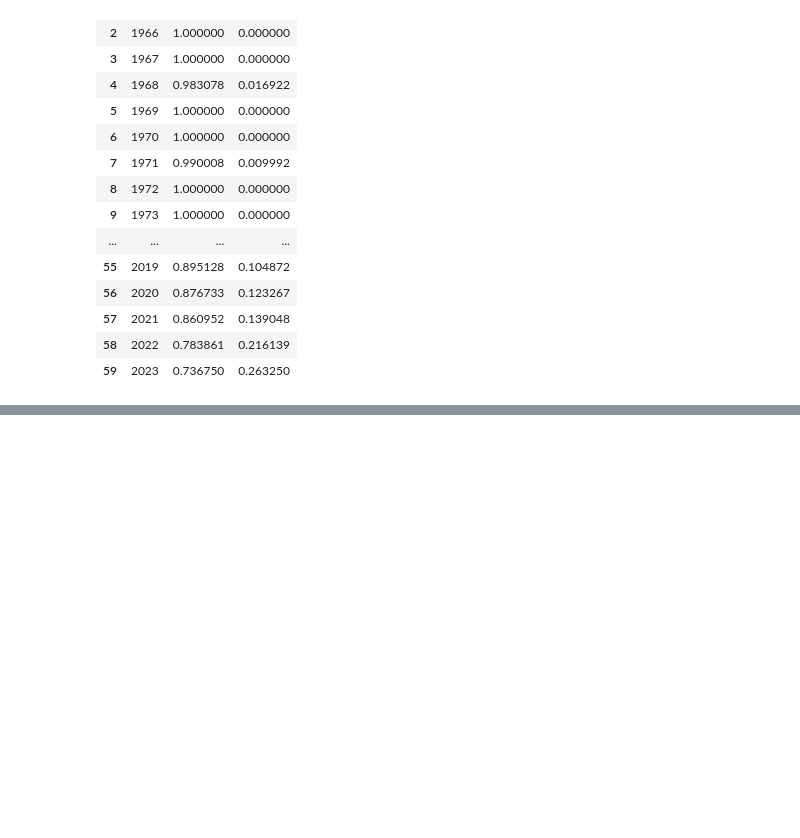
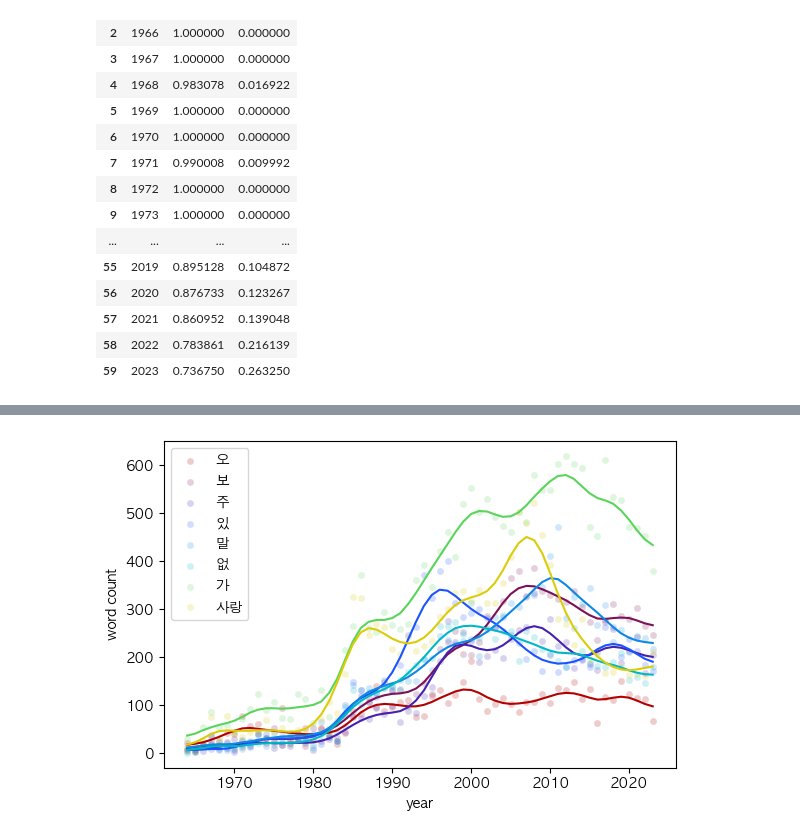
Before and after one commit to joonas-yoon/kpop-lyrics-analytics, a Jupyter notebook: analytics_kiwi.ipynb, the cells around one changed output, grey strips where cells are left out. Cells and saved outputs as stored; diff of their text form; code cells hidden in the pictures; blank space fills up the shorter version.

```diff
--- a/analytics_kiwi.ipynb
+++ b/analytics_kiwi.ipynb
@@ -559,0 +558,5 @@ lyrics_all_df[lyrics_all_df.year == 2017].to_csv('missing_l.csv', encoding='utf-
+# %%
+df = cnt_df.copy()
+df['kr_ratio'] = ratio_df['kr_en']
+df['en_ratio'] = ratio_df['en_kr']
+df.to_csv('language_ratio_per_year.csv', index=False)
@@ -559,0 +660,20 @@ lyrics_all_df[lyrics_all_df.year == 2017].to_csv('missing_l.csv', encoding='utf-
+# %%
+rows = []
+words_group = set(["오", "가", "사랑", "말", "보", "주", "있", "없"])
+
+for year in tqdm(years):
+    df = lyrics_all_df[lyrics_all_df.year == year].copy()
+    c = {w: 0 for w in words_group}
+    tl = 0
+    for lyric in df['lyric']:
+        tokens = tokenize(lyric)
+        tl += len(tokens)
+        for token in tokens:
+            form = str(token.form or '')
+            if form in words_group:
+                c[form] += 1
+    rows.append([year, tl] + list(c.values()))
+
+cols = list(({w: 0 for w in words_group}).keys())
+wcy_df = pd.DataFrame(np.array(rows), columns=['year', 'tokens'] + cols)
+wcy_df
@@ -559,0 +698,20 @@ lyrics_all_df[lyrics_all_df.year == 2017].to_csv('missing_l.csv', encoding='utf-
+# %%
+from matplotlib import rc
+from scipy.ndimage.filters import gaussian_filter1d
+
+rc('font', family='AppleGothic')
+plt.rcParams['axes.unicode_minus'] = False
+
+plt.figure(figsize=(6, 4))
+color8 = ["#b30000", "#7c1158", "#4421af", "#1a53ff", "#0d88e6", "#00b7c7", "#5ad45a", "#dbcc08"]
+for col, color in zip(cols, color8):
+    df1 = wcy_df[['year', col]]
+    df1.loc[:, col] = gaussian_filter1d(df1[col], sigma=2)
+    sns.scatterplot(data=wcy_df, x='year', y=col, fc=color, s=25, alpha=0.2, label=col)
+    # sns.lineplot(data=wcy_df, x='year', y=col, color=color, alpha=0.2, linewidth=1, linestyle='--')
+    sns.lineplot(data=df1, x='year', y=col, color=color) # smooth line
+plt.ylabel('word count')
+plt.tight_layout()
+plt.show()
+# %% [output]
+[figure, added]
```
Also changed, not shown: parts of 28 cells of this notebook, 1 other file.
